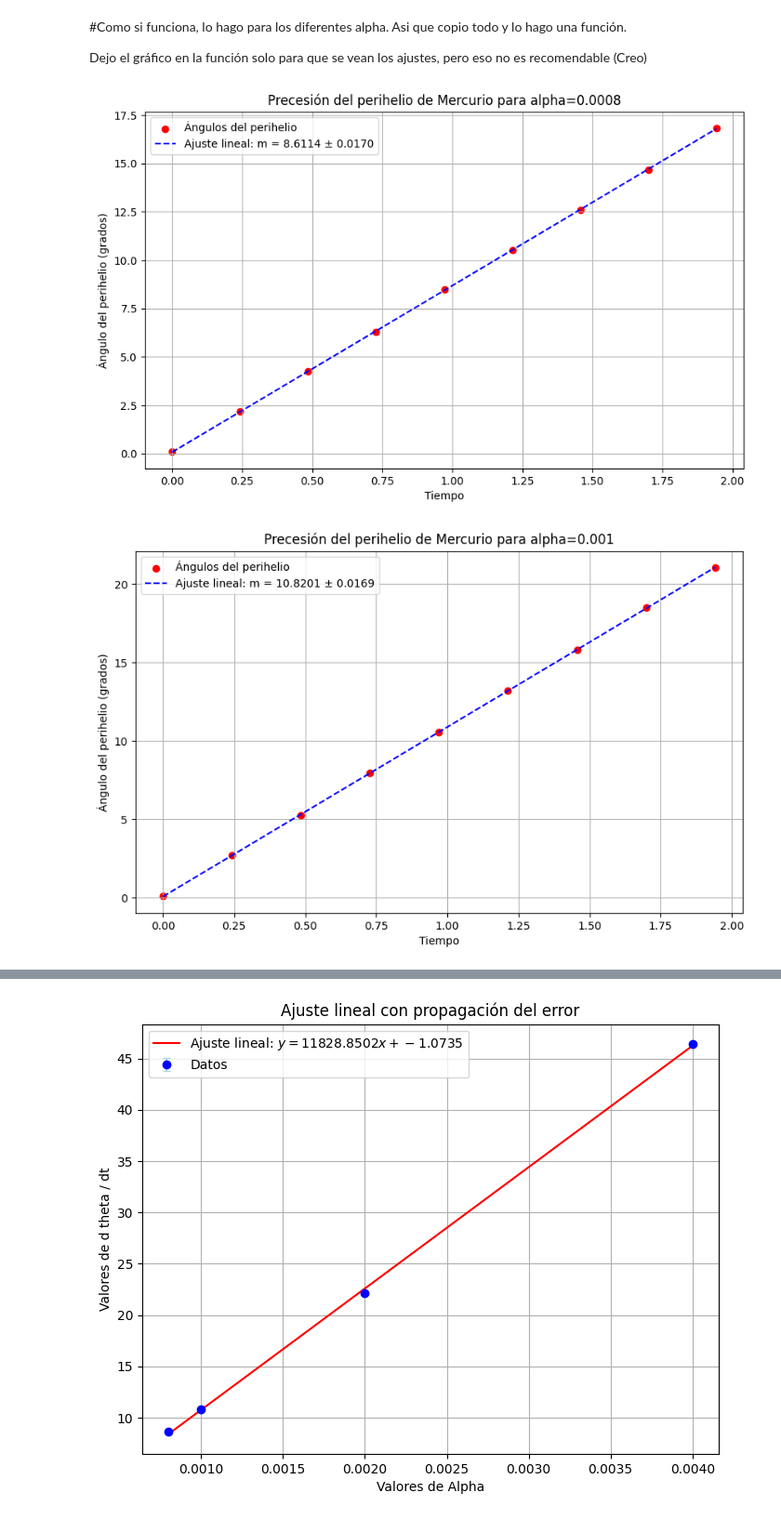
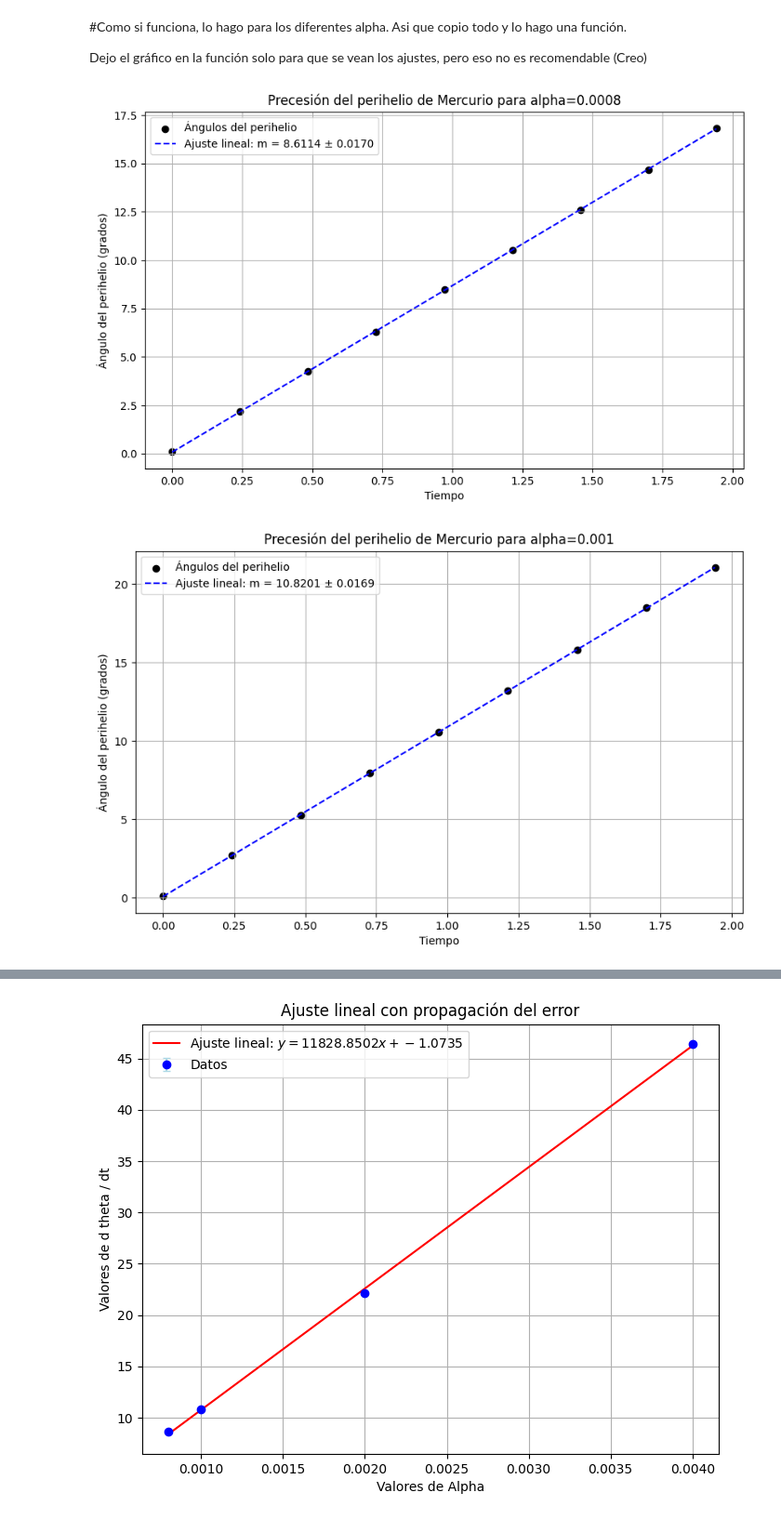
Before and after one commit to Alejandroe0/Computacional, a Jupyter notebook: Precesion_de_mercurio.ipynb, the cells around one changed output, grey strips where cells are left out. Shown: that part at 93% size. Drawn from its saved outputs; the diff is of its cells as text; code cells hidden in the pictures.

```diff
--- a/Precesion_de_mercurio.ipynb
+++ b/Precesion_de_mercurio.ipynb
@@ -376,33 +376,33 @@ def dtheta_dt(x0, vx0, y0, vy0, dt, N, alpha):
 
   #Grafico
   plt.figure(figsize=(10, 6))
-  plt.scatter(tiempos_perihelio, angulos_perihelio, color='red', label='Ángulos del perihelio')
+  plt.scatter(tiempos_perihelio, angulos_perihelio, color='black', label='Ángulos del perihelio')
   plt.xlabel('Tiempo')
   plt.ylabel('Ángulo del perihelio (grados)')
   plt.title(f'Precesión del perihelio de Mercurio para alpha={alpha}')
   ajuste = pendiente * tiempos_perihelio + intercepto
   plt.plot(tiempos_perihelio, ajuste, 'b--', label=f'Ajuste lineal: m = {pendiente:.4f} ± {error_pendiente:.4f}')
   plt.legend()
   plt.grid(True)
   plt.show()
 
   return pendiente, error_pendiente
 
 
 #agrego los datos de alpha a una lista
 alphas = [0.0008, 0.001, 0.002, 0.004]
 
 #lista para almacenar los resultados
 datos = []
 errores = []
 
 
 #itero los alphas con la funcion creada
 for ii in alphas:
   pendiente, error = dtheta_dt(x0, vx0, y0, vy0, dt, N, ii)
   print('\n')
   datos.append(pendiente)
   errores.append(error)
 # %% [output]
-[figure, old version]
+[figure, new version]
-[figure, old version]
+[figure, new version]
```
Also changed, not shown: parts of 2 cells of this notebook.
